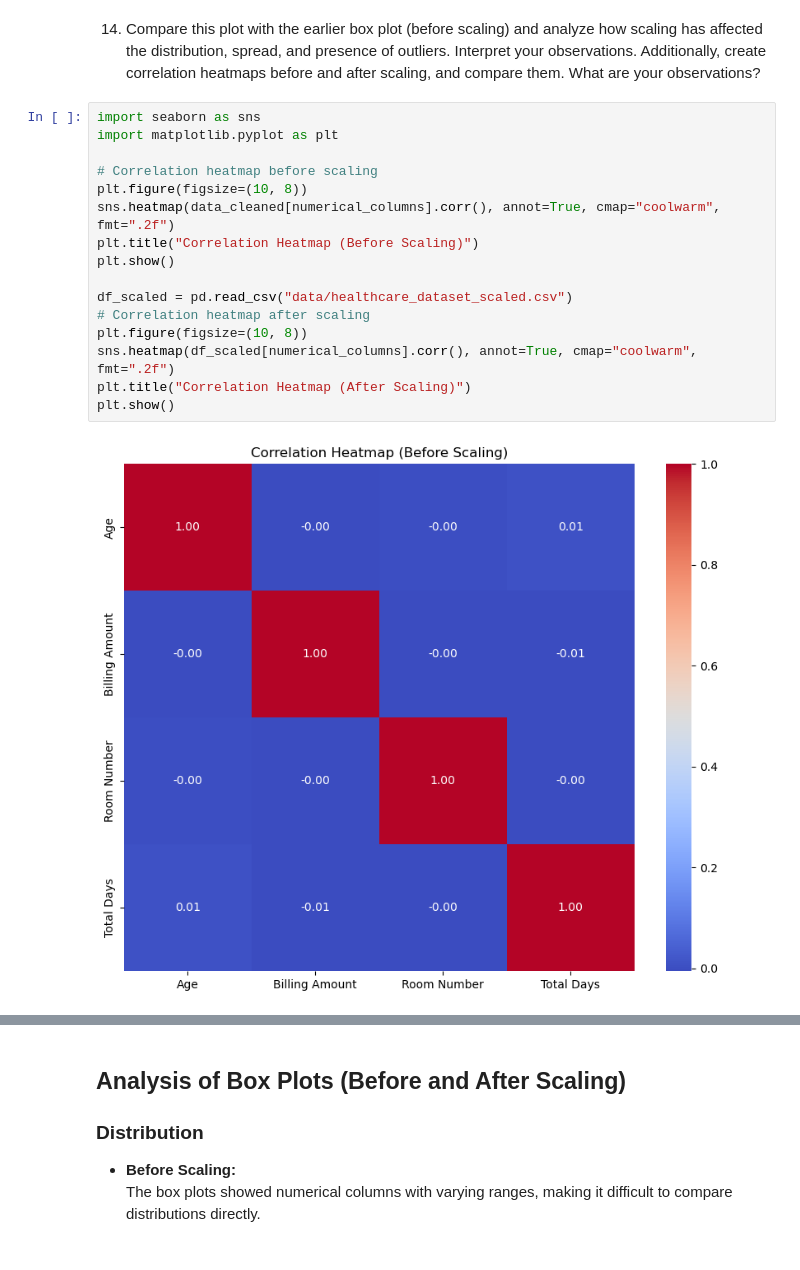
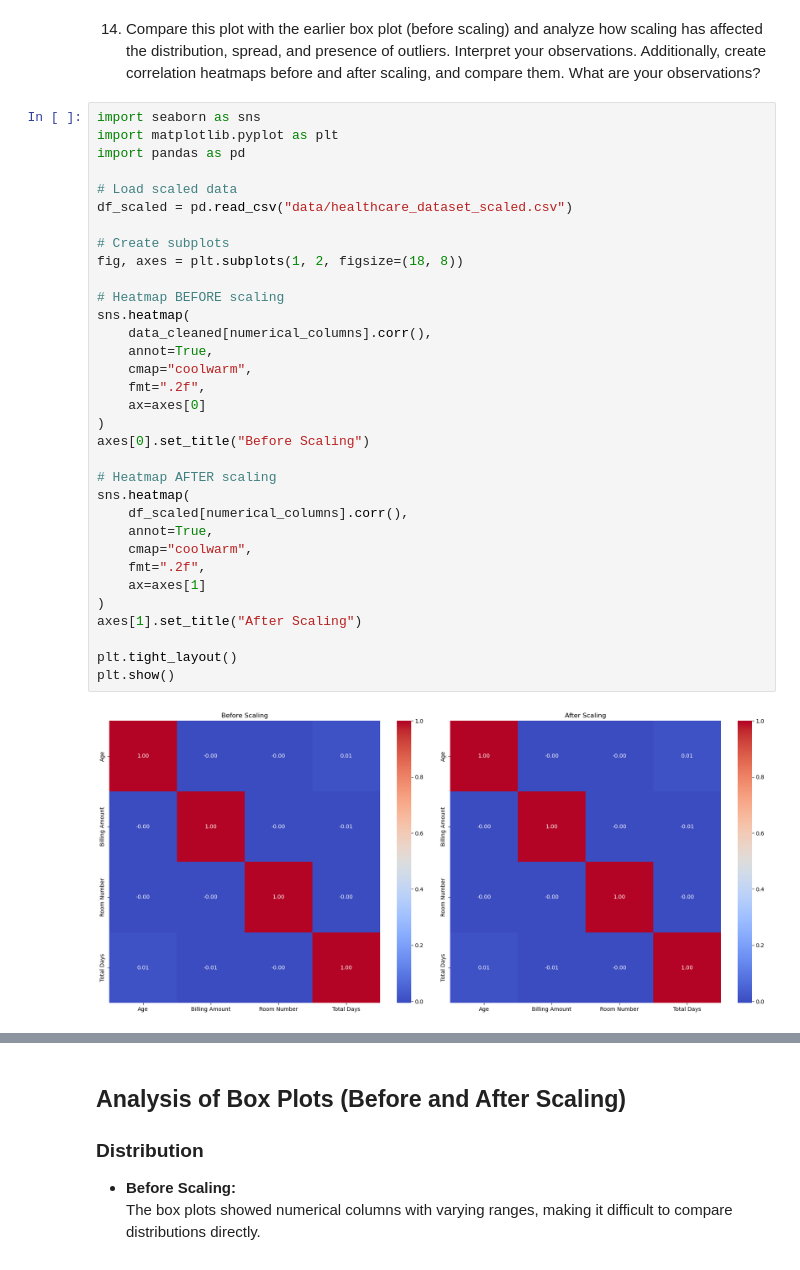
Before and after one commit to Amolsingh/IITB-DSAI, a Jupyter notebook: Programming for machine learning/Assignments/Assignment_10_solution_Amol_Singh.ipynb, the cells around one changed output, grey strips where cells are left out. Saved outputs shown, nothing was run; the diff lists cells and outputs as text.

```diff
--- a/Programming for machine learning/Assignments/Assignment_10_solution_Amol_Singh.ipynb
+++ b/Programming for machine learning/Assignments/Assignment_10_solution_Amol_Singh.ipynb
@@ -589,18 +710,35 @@ What are your observations?
 # %%
 import seaborn as sns
 import matplotlib.pyplot as plt
+import pandas as pd
 
-# Correlation heatmap before scaling
-plt.figure(figsize=(10, 8))
-sns.heatmap(data_cleaned[numerical_columns].corr(), annot=True, cmap="coolwarm", fmt=".2f")
-plt.title("Correlation Heatmap (Before Scaling)")
+# Load scaled data
+df_scaled = pd.read_csv("data/healthcare_dataset_scaled.csv")
+
+# Create subplots
+fig, axes = plt.subplots(1, 2, figsize=(18, 8))
+
+# Heatmap BEFORE scaling
+sns.heatmap(
+    data_cleaned[numerical_columns].corr(),
+    annot=True,
+    cmap="coolwarm",
+    fmt=".2f",
+    ax=axes[0]
+)
+axes[0].set_title("Before Scaling")
+
+# Heatmap AFTER scaling
+sns.heatmap(
+    df_scaled[numerical_columns].corr(),
+    annot=True,
+    cmap="coolwarm",
+    fmt=".2f",
+    ax=axes[1]
+)
+axes[1].set_title("After Scaling")
+
+plt.tight_layout()
 plt.show()
-
-df_scaled = pd.read_csv("data/healthcare_dataset_scaled.csv")
-# Correlation heatmap after scaling
-plt.figure(figsize=(10, 8))
-sns.heatmap(df_scaled[numerical_columns].corr(), annot=True, cmap="coolwarm", fmt=".2f")
-plt.title("Correlation Heatmap (After Scaling)")
-plt.show()
 # %% [output]
-[figure, old version]
+[figure, new version]
```
Also changed, not shown: parts of 19 cells of this notebook, 14 other files.
